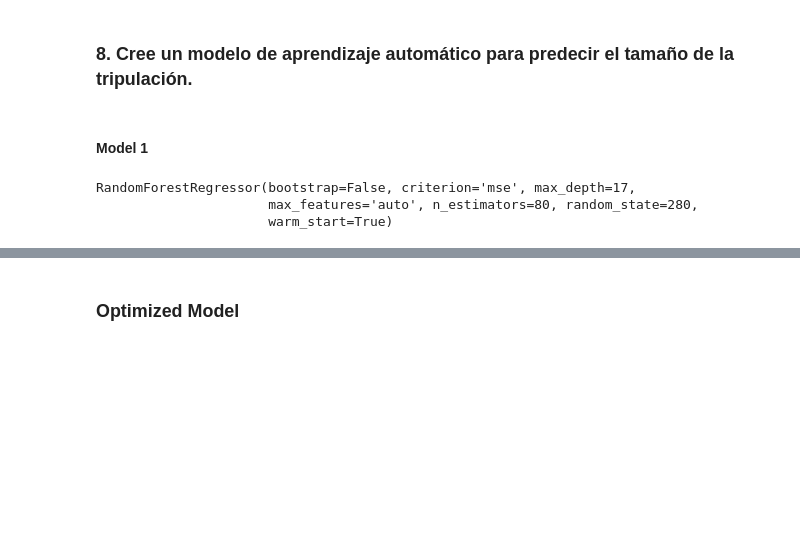
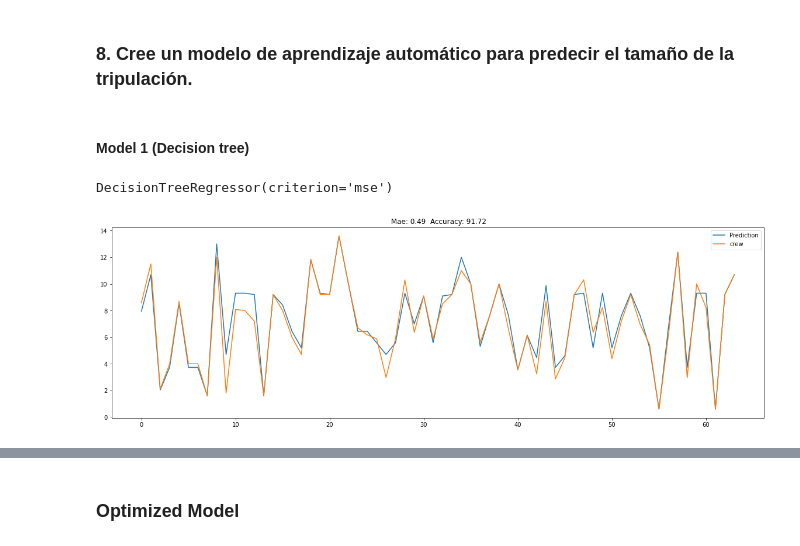
Before and after one commit to kvnpalm/tusdatos, a Jupyter notebook: Prueba_tecnica.ipynb, the cells around one changed output, grey strips where cells are left out. Drawn from its saved outputs; the diff is of its cells as text; code cells hidden in the pictures; blank space fills up the shorter version.

```diff
--- a/Prueba_tecnica.ipynb
+++ b/Prueba_tecnica.ipynb
@@ -298,26 +337,21 @@ test_y=test['crew'].reset_index(drop="index")
 # %% [markdown]
 ### 8. Cree un modelo de aprendizaje automático para predecir el tamaño de la tripulación.
 # %% [markdown]
-#### Model 1
+#### Model 1 (Decision tree)
 # %%
-from sklearn.ensemble import RandomForestRegressor
-clf_rf =RandomForestRegressor(bootstrap=False, ccp_alpha=0.0,
-                                             criterion="mse", max_depth=17,
-                                             max_features='auto',
-                                             max_leaf_nodes=None,
-                                             max_samples=None,
-                                             min_impurity_decrease=0.0,
-                                             min_samples_leaf=1,
-                                             min_samples_split=2,
-                                             min_weight_fraction_leaf=0.0,
-                                             n_estimators=80, n_jobs=None,
-                                             oob_score=False, random_state=280,
-                                             verbose=0, warm_start=True)
-clf_rf.fit(train_x, train_y)
+clf_dt=DecisionTreeRegressor(criterion="mse",
+                                 max_depth=None,
+                                 max_features = None,
+                                 max_leaf_nodes=None,
+                                 min_impurity_decrease=0.0,
+                                 min_samples_leaf=1,
+                                 min_samples_split=2,
+                                 min_weight_fraction_leaf=0.0,
+                                 splitter="best")
+
+clf_dt.fit(train_x, train_y)
 # %% [output]
-RandomForestRegressor(bootstrap=False, criterion='mse', max_depth=17,
-                      max_features='auto', n_estimators=80, random_state=280,
-                      warm_start=True)
+DecisionTreeRegressor(criterion='mse')
 # %%
 def Plot_prediction(model,test_X,test_Y):
   clf_rf_probas = pd.Series(model.predict(test_X))
@@ -330,3 +364,8 @@ def Plot_prediction(model,test_X,test_Y):
   random_pred.plot(kind="line",figsize=(20,6))
   accuracy = round(100 - np.mean(mape),2)
   plt.title(" Mae: "+ str(np.array(mae))+"  Accuracy: "+str(accuracy))
+# %%
+
+Plot_prediction(clf_dt,test_x,test_y)
+# %% [output]
+[figure, added]
```
Also changed, not shown: parts of 34 cells of this notebook.
